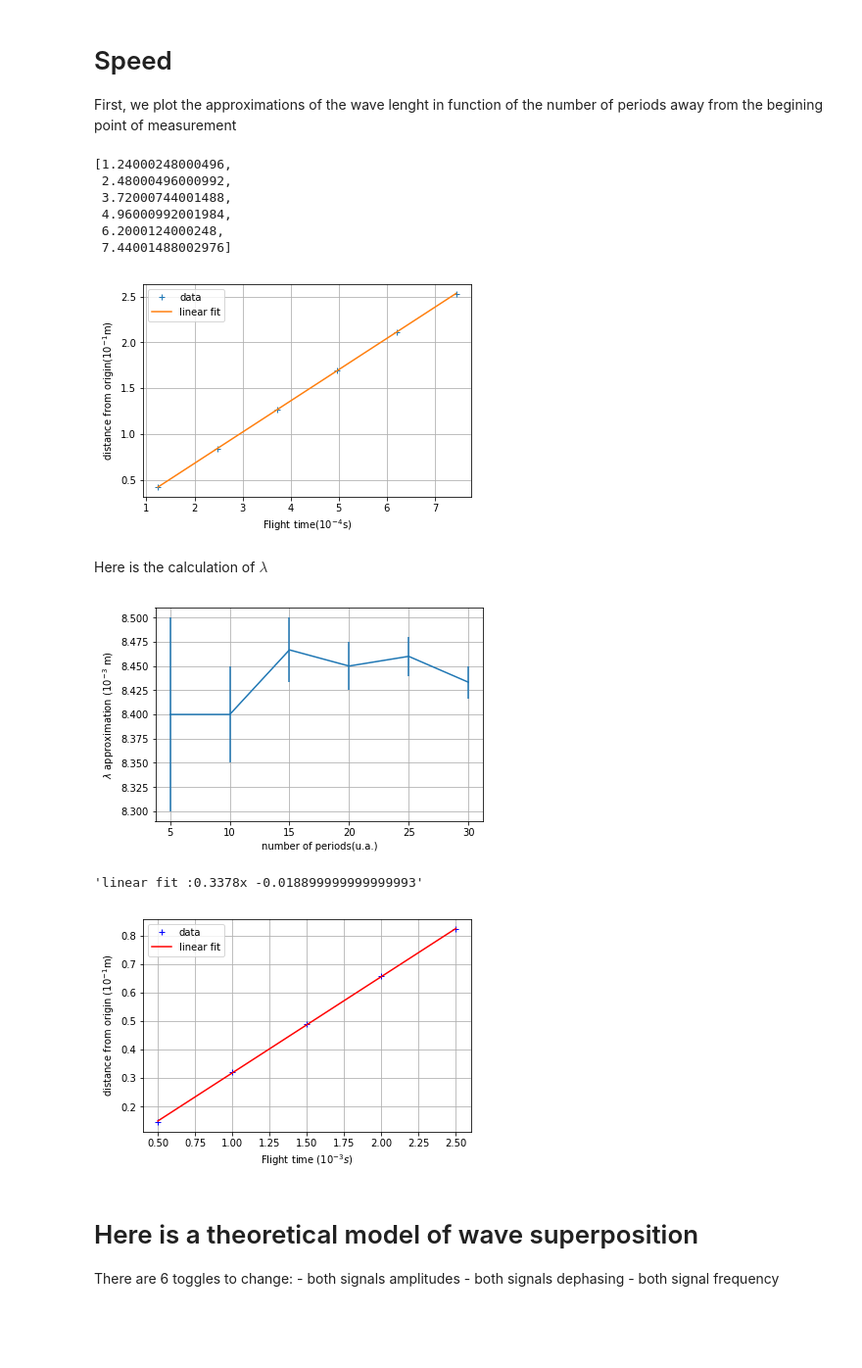
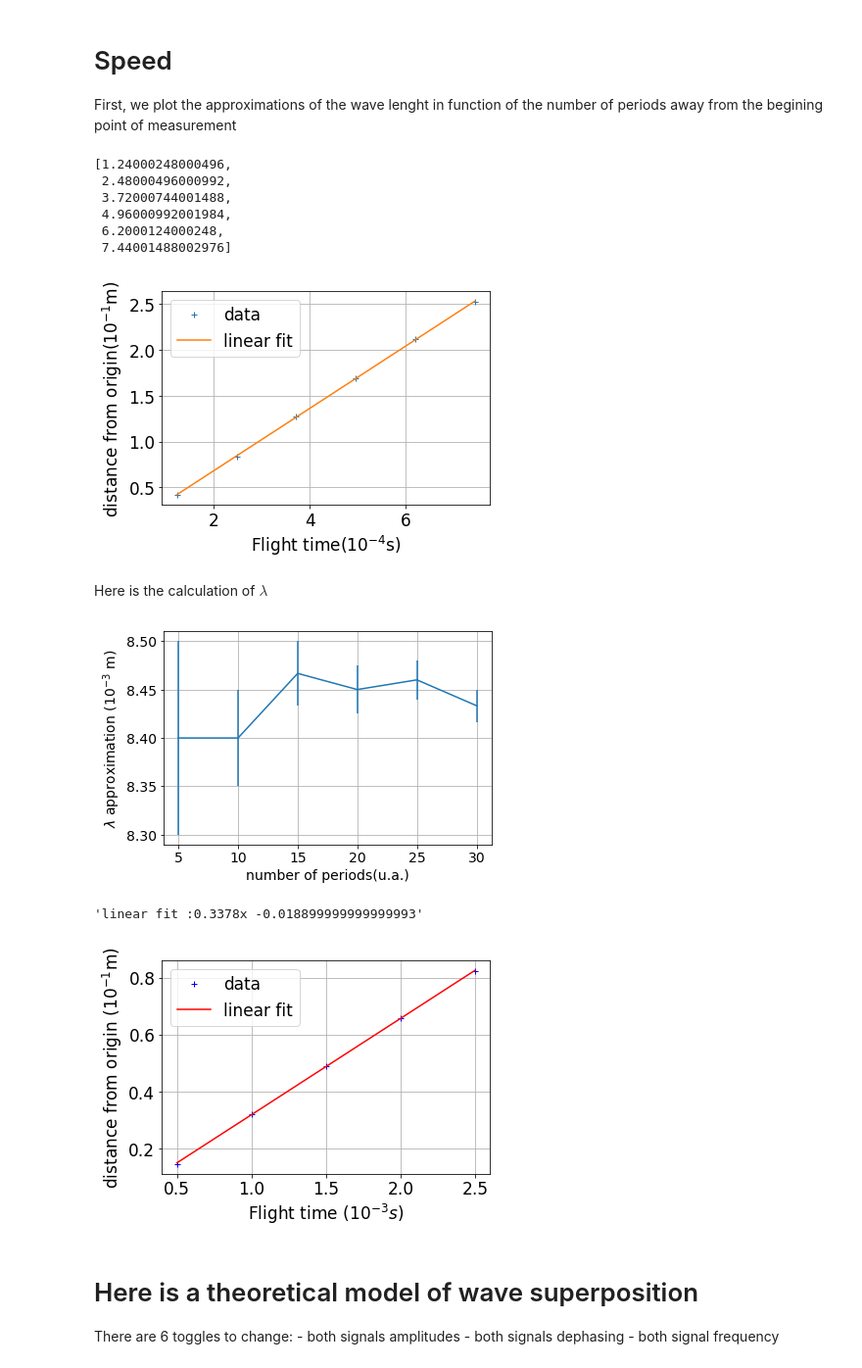
Before and after one commit to BastienGolomer/G7-Ultrasound, a Jupyter notebook: G7-Ultrasounds Data Visualisation.ipynb, the cells around one changed output. Shown at 98% size. Saved outputs shown, nothing was run; the diff lists cells and outputs as text; code cells hidden in the pictures; blank space fills up the shorter version.

```diff
--- a/G7-Ultrasounds Data Visualisation.ipynb
+++ b/G7-Ultrasounds Data Visualisation.ipynb
@@ -12,6 +12,7 @@ After several tries , we plotted an approximation of this peak with a Gaussian :
 $$ g(x) = \frac{1}{\sigma \sqrt{2\pi}} \cdot e^{-\frac{1}{2}(\frac{x-\mu}{\sigma})^2} $$
 with $\mu = 40322.5$ and $\sigma = 550$.
 # %%
+pylab.rcParams.update({'font.size':14})
 plt.xlabel('Frequency ($10^{4}$Hz)')
 plt.ylabel('Amplitude (u.a)')
 
@@ -35,6 +36,7 @@ pylab.grid()
 # Speed
 First, we plot the approximations of the wave lenght in function of the number of periods away from the begining point of measurement
 # %%
+pylab.rcParams.update({'font.size':17})
 distance = [0.042, 0.084, 0.127, 0.169, 0.2115, 0.253]
 numberperiod = [5, 10, 15, 20, 25, 30]
 time = []
@@ -64,10 +66,12 @@ time
  4.96000992001984,
  6.2000124000248,
  7.44001488002976]
-[figure, old version]
+[figure, new version]
 # %% [markdown]
 Here is the calculation of $\lambda$
 # %%
+pylab.rcParams.update({'font.size':14})
+
 lambda_approx = []
 error = []
 for i in range(0,6):
@@ -80,29 +84,31 @@ pylab.ylabel('$\lambda$ approximation ($10^{-3}$ m)')
 pylab.errorbar(numberperiod, lambda_approx,error)
 pylab.grid()
 # %% [output]
-[figure, old version]
+[figure, new version]
 # %%
+pylab.rcParams.update({'font.size':17})
+
 distance2 = [0.146, 0.322, 0.49, 0.659, 0.822]
 temps_vol = [0.5, 1, 1.5, 2, 2.5]
 
 for i in range (0,6):
     distance[i] *= 10
 
 coeffs = np.polyfit(temps_vol, distance2,1)
 fit = np.polyval(coeffs, temps_vol)
 label = "linear fit :" + str(coeffs[0]) +"x " + str(coeffs[1])
 
 pylab.plot(temps_vol, distance2, 'b+',label = 'data')
 pylab.plot(temps_vol, fit,'r-', label = 'linear fit')
 pylab.legend(loc='upper left')
 
 plt.xlabel( 'Flight time ($10^{-3}s)$')
 plt.ylabel( 'distance from origin ($10^{-1}$m)')
 pylab.grid()
 label
 # %% [output]
 'linear fit :0.3378x -0.018899999999999993'
-[figure, old version]
+[figure, new version]
 # %% [markdown]
 # Here is a theoretical model of wave superposition
 There are 6 toggles to change:
```
Also changed, not shown: parts of 1 cell of this notebook.
